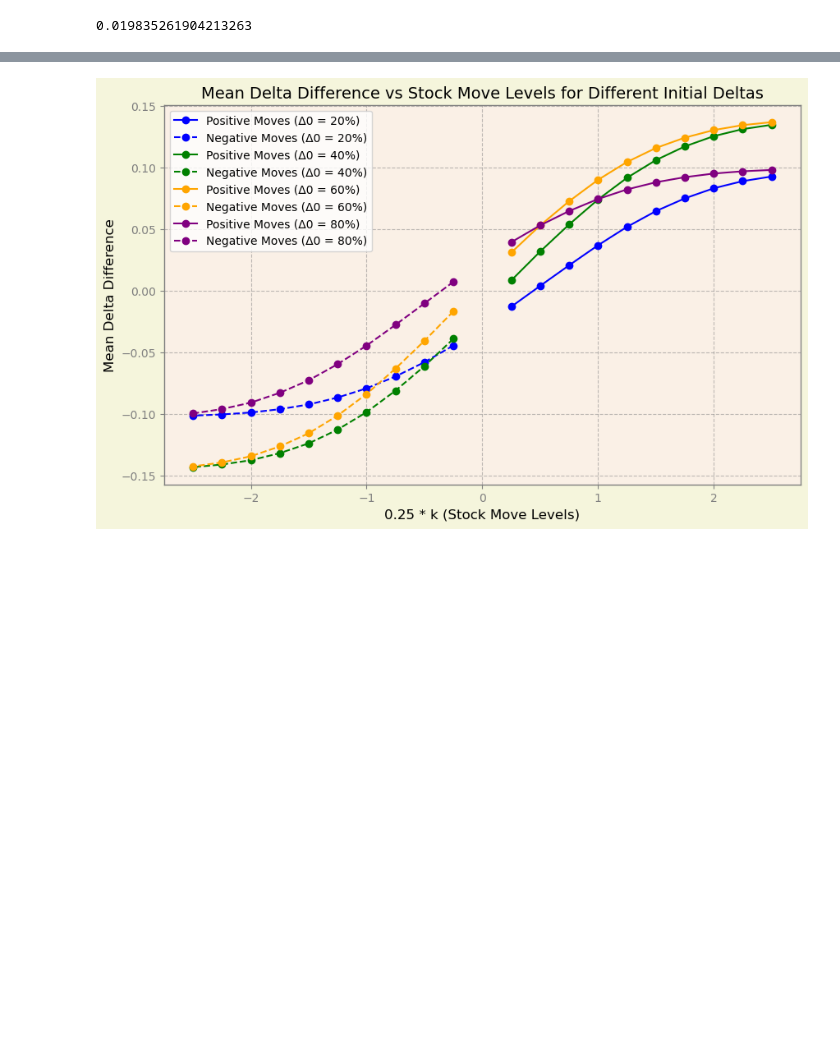
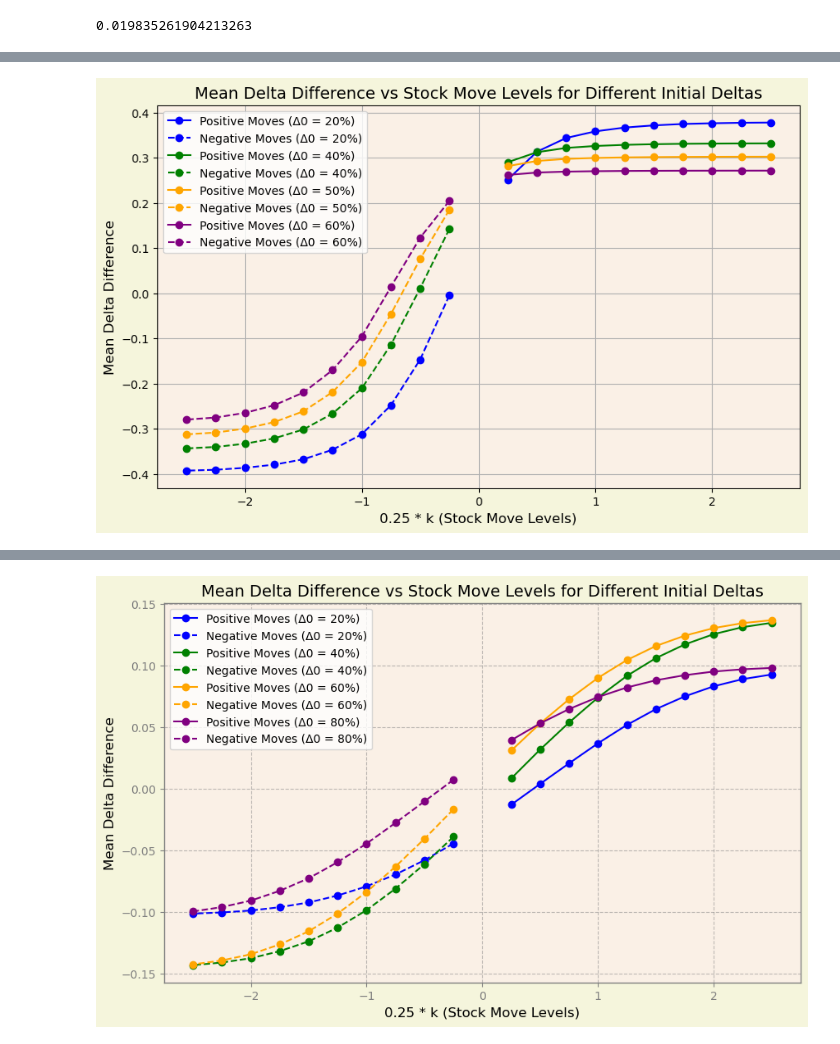
Before and after one commit to BarSillo/pf-my, a Jupyter notebook: notebu-rd2/ddelta-exploration.ipynb, the cells around one changed output, grey strips where cells are left out. Cells and saved outputs as stored; diff of their text form; code cells hidden in the pictures; blank space fills up the shorter version.

Commit message:
simulation under small T

```diff
--- a/notebu-rd2/ddelta-exploration.ipynb
+++ b/notebu-rd2/ddelta-exploration.ipynb
@@ -248,0 +264,99 @@ plt.show()
+# %%
+# Re-import necessary modules and reset parameters after environment reset
+import numpy as np
+import matplotlib.pyplot as plt
+from scipy.stats import norm
+
+# Parameters
+S0 = 100
+K = 100
+r = 0.05
+sigma = 0.158
+T = 1.1 /252  # 1 year to maturity
+delta_t = 1 / 252  # 1-day time step
+N_MC = 10_000  # Number of Monte Carlo simulations
+np.random.seed(42)
+RN = np.random.randn(N_MC, 1)  # Random normal shocks
+sigma_d = sigma * np.sqrt(delta_t)
+
+# Function to calculate option delta
+def opt_delta(S, K, r, sigma, T):
+    d1 = (np.log(S / K) + (r + 0.5 * sigma**2) * T) / (sigma * np.sqrt(T))
+    return norm.cdf(d1)
+
+def get_d1(S, K, r, sigma, T):
+    return (np.log(S / K) + (r + 0.5 * sigma**2) * T) / (sigma * np.sqrt(T))
+
+def get_init_S(d1):
+    return K * np.exp(np.array(d1) * sigma * np.sqrt(T) - (r + 0.5 * sigma**2) * T)
+
+def get_opt_gamma(S, K, r, sigma, T):
+    d1 = get_d1(S, K, r, sigma, T)
+    return norm.pdf(d1) / (S *sigma * np.sqrt(T))
+
+# Initial deltas to evaluate
+initial_deltas = [0.2, 0.4, 0.5, 0.6, 0.8]
+S_init = get_init_S(initial_deltas)
+print(f"S_init {S_init}")
+
+colors = ['b', 'g', 'orange', 'purple']  # Colors for different lines
+delta_diffs_results = []  # Store results for each initial delta
+
+# Loop through each initial delta level
+for initial_delta, color in zip(initial_deltas, colors):
+    # Find the initial stock price corresponding to the target delta
+    d1_value = norm.ppf(initial_delta)
+    initial_S = get_init_S(initial_delta)
+    initial_G = get_opt_gamma(initial_S, K, r, sigma, T)
+
+    # Simulate correct stock price moves from initial S
+    S1 = initial_S * np.exp((r - 0.5 * sigma**2) * delta_t + sigma * np.sqrt(delta_t) * RN)
+    D0 = opt_delta(initial_S, K, r, sigma, T)  # Initial delta
+
+    # Recalculate D1
+    D1 = opt_delta(S1, K, r, sigma, T - delta_t)
+
+    # Initialize arrays to store positive and negative delta differences
+    delta_diffs_positive = []
+    delta_diffs_negative = []
+
+    # Compute delta differences for each k
+    for k in range(1, 11):
+        positive_threshold = initial_S + 0.25 * k * sigma_d * initial_S
+        negative_threshold = initial_S - 0.25 * k * sigma_d * initial_S
+
+        # Positive moves
+        mask_positive = (S1 > initial_S) & (S1 <= positive_threshold)
+        delta_diff_pos_k = np.nanmean(np.where(mask_positive, D1, np.NaN) - D0)
+        delta_diffs_positive.append(delta_diff_pos_k)
+
+        # Negative moves
+        mask_negative = (S1 < initial_S) & (S1 >= negative_threshold)
+        delta_diff_neg_k = np.nanmean(np.where(mask_negative, D1, np.NaN) - D0)
+        delta_diffs_negative.append(delta_diff_neg_k)
+
+    # Store results for plotting
+    delta_diffs_results.append((delta_diffs_positive, delta_diffs_negative, initial_delta, color))
+
+# Plotting
+fig, ax = plt.subplots(figsize=(10, 6))
+fig.patch.set_facecolor('#F5F5DC')  # Light beige background
+ax.set_facecolor('#FAF0E6')  # Lighter beige for the plot area
+
+# Plot for each initial delta level
+for pos_diffs, neg_diffs, initial_delta, color in delta_diffs_results:
+    ax.plot(0.25 * np.arange(1, 11), pos_diffs, marker='o', linestyle='-', color=color, label=f'Positive Moves (Δ0 = {int(initial_delta*100)}%)')
+    ax.plot(-0.25 * np.arange(1, 11), neg_diffs, marker='o', linestyle='--', color=color, label=f'Negative Moves (Δ0 = {int(initial_delta*100)}%)')
+
+# Labeling the plot
+ax.set_xlabel('0.25 * k (Stock Move Levels)', fontsize=12)
+ax.set_ylabel('Mean Delta Difference', fontsize=12)
+ax.set_title('Mean Delta Difference vs Stock Move Levels for Different Initial Deltas', fontsize=14)
+
+# Customizing the grid and legend
+ax.grid(True)
+ax.legend(fontsize=10)
+
+# Display the plot
+plt.show()
+# %% [output]
@@ -249,3 +364,4 @@ plt.show()
+[figure, added]
 # %%
 k_values = np.arange(0.1, 11)
 # Compute delta differences for both positive and negative stock price moves
```
Also changed, not shown: parts of 3 cells of this notebook.
